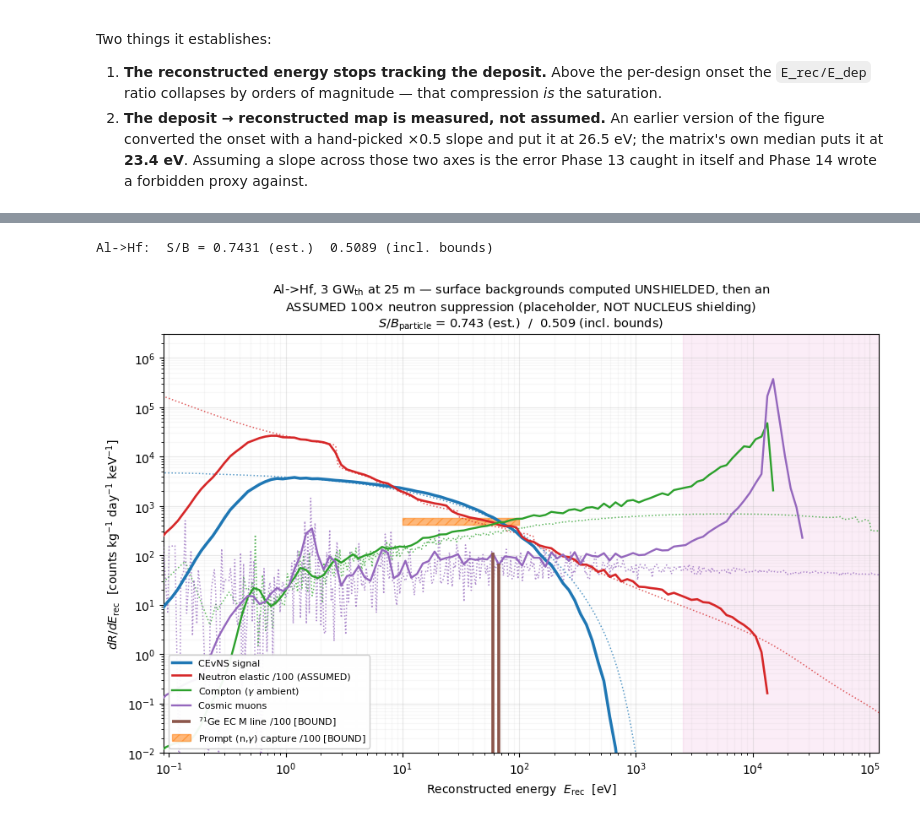
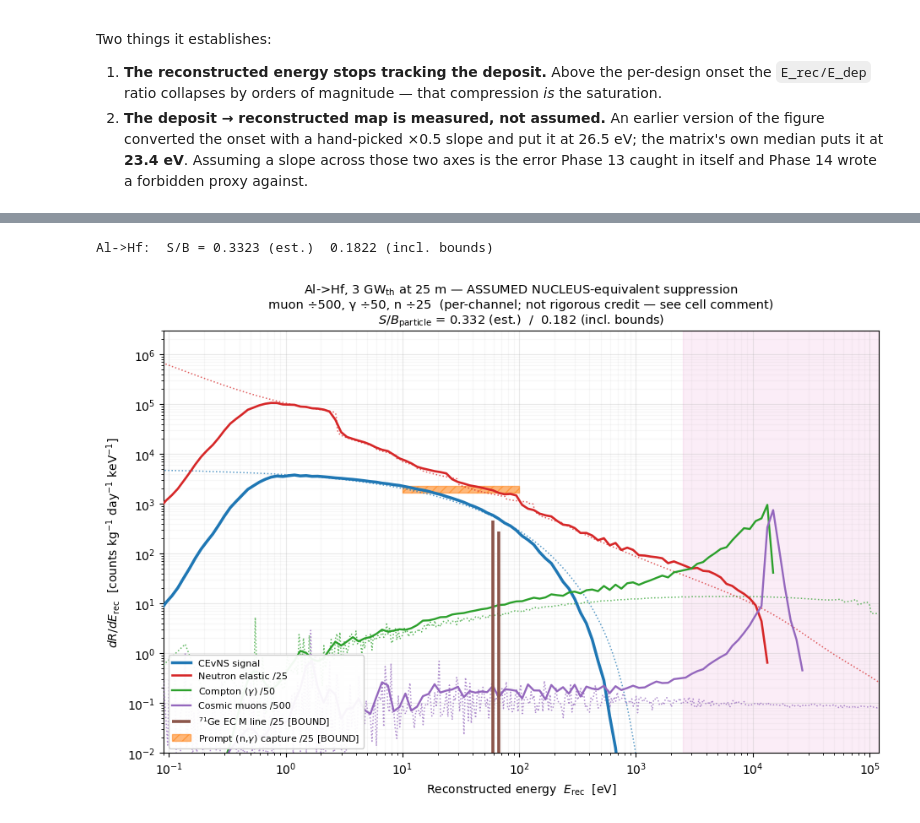
Before and after one commit to WashU-Astroparticle-Lab/qpd_potential, a Jupyter notebook: notebooks/paper_calculations.ipynb, the cells around one changed output, grey strips where cells are left out. Saved outputs shown, nothing was run; the diff lists cells and outputs as text; code cells hidden in the pictures.

```diff
--- a/notebooks/paper_calculations.ipynb
+++ b/notebooks/paper_calculations.ipynb
@@ -603,11 +604,19 @@ import matplotlib.pyplot as plt
 from qpd_potential import trigger
 
 # ---- KNOBS -----------------------------------------------------------------
-DESIGN        = "Al->Hf"     # "Al->Hf" or "Ta->Al"
-N_SUPPRESSION = 100.0        # ASSUMED neutron suppression (elastic + capture + 71Ge)
-XLIM          = (0.09, 1.2e5)  # eV_rec
-YLIM          = (1e-2, 3e6)
-SHOW_UNSAT    = True         # dotted = same deposits with NO bandwidth saturation
+DESIGN = "Al->Hf"     # "Al->Hf" or "Ta->Al"
+# Per-channel ASSUMED suppression, defaulting to NUCLEUS's own published factors
+# (user decision 2026-07-23). This overrides the locked Phase-8 no-inherited-veto
+# decision: the factors are CaWO4 event-rate reductions and most need the COV/MV
+# veto the wafer does not geometrically fit. Premise: a real experiment builds a
+# shield/veto of similar performance. Dial each freely.
+#   muon /500 = MV+COV >99.8% muon-induced ; compton /50 = 5 cm Pb ;
+#   neutron /25 = 4 cm B4C (~5) x COV (~5). Neutron factor also drives the
+#   prompt-capture and 71Ge-EC bounds (same incident fluence).
+SUPP = {"cevns": 1.0, "muon": 500.0, "compton": 50.0, "neutron": 25.0}
+XLIM = (0.09, 1.2e5)   # eV_rec
+YLIM = (1e-2, 3e6)
+SHOW_UNSAT = True      # dotted = intrinsic spectrum (linear response, no saturation, no trigger)
 # ----------------------------------------------------------------------------
 
 TAG = {"Ta->Al": "TaAl", "Al->Hf": "AlHf"}[DESIGN]
@@ -634,22 +643,20 @@ def deposit(ch):
     r = _rows(f"{ch}_dRdEdep_ext.csv"); return _c(r,"E_dep_keV[keV]")*1e3, _c(r,"dRdEdep[counts/kg/day/keV]")
 
 def unsat(ch):   # dotted: INTRINSIC spectrum -- linear response, NO saturation, NO trigger.
-    # Trigger deliberately not applied (user request): the gap to the solid then shows
-    # the trigger rolloff below ~1 eV AND saturation above the onset.
     E, y = deposit(ch)
     return E*C, y/C
 
 # trigger-weighted reconstructed spectra (the solid curves), as emitted by the pipeline
 CH = [
-    dict(k="cevns",   lab="CEvNS signal",                       col="#1f77b4", lw=2.5, sup=False,
-         f="cevns_dRdErec_ext_{}.csv".format(TAG),   ecol="E_rec_keV",      ycol="dRdErec_trigger_weighted"),
-    dict(k="neutron", lab=f"Neutron elastic /{N_SUPPRESSION:.0f} (ASSUMED)", col="#d62728", lw=1.9, sup=True,
-         f="neutron_dRdErec_ext_{}.csv".format(TAG), ecol="E_rec_keV",      ycol="dRdErec_trigger_weighted"),
-    dict(k="compton", lab=r"Compton ($\gamma$ ambient)",        col="#2ca02c", lw=1.7, sup=False,
-         f="em_dRdErec_ext_{}.csv".format(TAG), ecol="E_rec_keV[keV]",
+    dict(k="cevns",   lab="CEvNS signal",                                 col="#1f77b4", lw=2.5,
+         f=f"cevns_dRdErec_ext_{TAG}.csv",   ecol="E_rec_keV",      ycol="dRdErec_trigger_weighted"),
+    dict(k="neutron", lab=f"Neutron elastic /{SUPP['neutron']:.0f}",      col="#d62728", lw=1.9,
+         f=f"neutron_dRdErec_ext_{TAG}.csv", ecol="E_rec_keV",      ycol="dRdErec_trigger_weighted"),
+    dict(k="compton", lab=fr"Compton ($\gamma$) /{SUPP['compton']:.0f}",  col="#2ca02c", lw=1.7,
+         f=f"em_dRdErec_ext_{TAG}.csv", ecol="E_rec_keV[keV]",
          ycol="compton_dRdErec_triggered[counts/kg/day/keV]"),
-    dict(k="muon",    lab="Cosmic muons",                       col="#9467bd", lw=1.7, sup=False,
-         f="em_dRdErec_ext_{}.csv".format(TAG), ecol="E_rec_keV[keV]",
+    dict(k="muon",    lab=f"Cosmic muons /{SUPP['muon']:.0f}",            col="#9467bd", lw=1.7,
+         f=f"em_dRdErec_ext_{TAG}.csv", ecol="E_rec_keV[keV]",
          ycol="muon_dRdErec_triggered[counts/kg/day/keV]"),
 ]
 
@@ -659,54 +666,50 @@ def bin_int(E, y, lo, hi):           # integral over [lo,hi] with log-bin widths
     ed[1:-1] = np.exp(0.5*(lg[:-1]+lg[1:])); ed[0]=E[0]**2/ed[1]; ed[-1]=E[-1]**2/ed[-2]
     return float(np.sum(y*np.clip(np.minimum(ed[1:],hi)-np.maximum(ed[:-1],lo),0,None)))
 
-# ---- S/B (trigger-weighted, suppression applied) ---------------------------
+# ---- S/B (trigger-weighted, per-channel suppression applied) ---------------
 sig = bg = 0.0
 for ch in CH:
     r = _rows(ch["f"]); E = _c(r, ch["ecol"]); y = _c(r, ch["ycol"])
-    v = bin_int(E, y/(N_SUPPRESSION if ch["sup"] else 1.0), ROI_LO, ROI_HI)
+    v = bin_int(E, y/SUPP[ch["k"]], ROI_LO, ROI_HI)
     if ch["k"] == "cevns": sig = v
     else: bg += v
 r = _rows(f"ge71_ec_dRdErec_{TAG}.csv")
-bg_bounds = bin_int(_c(r,"E_rec_keV"), _c(r,"dRdErec_trigger_weighted")/N_SUPPRESSION, ROI_LO, ROI_HI) \
-            + CAPTURE_BOUND/N_SUPPRESSION
+bg_bounds = bin_int(_c(r,"E_rec_keV"), _c(r,"dRdErec_trigger_weighted")/SUPP["neutron"], ROI_LO, ROI_HI) \
+            + CAPTURE_BOUND/SUPP["neutron"]
 sb_est, sb_bnd = sig/bg, sig/(bg+bg_bounds)
 
 # ---- draw ------------------------------------------------------------------
 fig, ax = plt.subplots(figsize=(9.5, 6.4))
 for ch in CH:
-    f = N_SUPPRESSION if ch["sup"] else 1.0
+    f = SUPP[ch["k"]]
     if SHOW_UNSAT:
         Ed, yd = unsat(ch["k"]); yd = yd/f; m = np.isfinite(yd) & (yd>0)
-        # Ed is already in eV (deposit() returns eV, unsat keeps eV). The axis is eV,
-        # so plot Ed directly -- NOT *1e3. The solid curves *1e3 because their column
-        # is in keV; the dotted is not, and mixing the two shifts the dotted 1000x right.
         ax.loglog(Ed[m], yd[m], color=ch["col"], lw=1.1, ls=":", alpha=0.75, zorder=3)
     r = _rows(ch["f"]); E = _c(r, ch["ecol"]); y = _c(r, ch["ycol"])/f; m = y>0
     ax.loglog(E[m]*1e3, y[m], color=ch["col"], lw=ch["lw"], label=ch["lab"], zorder=5)
 
-# 71Ge EC M line (discrete, a bound at saturation)
+# 71Ge EC M line (discrete, a bound at saturation) -- neutron factor
 r = _rows(f"ge71_ec_dRdErec_{TAG}.csv"); E=_c(r,"E_rec_keV"); y=_c(r,"dRdErec_bound"); m=y>0
-if m.any(): ax.vlines(E[m]*1e3, 1e-6, y[m]/N_SUPPRESSION, color="#8c564b", lw=2.6,
-                      label=f"$^{{71}}$Ge EC M line /{N_SUPPRESSION:.0f} [BOUND]", zorder=6)
-# prompt (n,gamma) capture: integrated bound only, no spectral shape
-lvl = CAPTURE_BOUND/N_SUPPRESSION/(ROI_HI-ROI_LO)
+if m.any(): ax.vlines(E[m]*1e3, 1e-6, y[m]/SUPP["neutron"], color="#8c564b", lw=2.6,
+                      label=f"$^{{71}}$Ge EC M line /{SUPP['neutron']:.0f} [BOUND]", zorder=6)
+# prompt (n,gamma) capture: integrated bound only, no spectral shape -- neutron factor
+lvl = CAPTURE_BOUND/SUPP["neutron"]/(ROI_HI-ROI_LO)
 ax.fill_between([ROI_LO*1e3, ROI_HI*1e3], lvl*0.86, lvl*1.16, color="#ff7f0e", alpha=0.55,
                 hatch="///", edgecolor="#ff7f0e", zorder=2,
-                label=f"Prompt (n,$\\gamma$) capture /{N_SUPPRESSION:.0f} [BOUND]")
-# Saturated-band shading only. The vertical guide lines (grid floor, sub-eV
-# boundary, saturation onset) and the grey RoI window were removed by request.
-ax.axvspan(to_rec(plat_dep), XLIM[1], color="#e377c2", alpha=0.13, zorder=0)
+                label=f"Prompt (n,$\\gamma$) capture /{SUPP['neutron']:.0f} [BOUND]")
+ax.axvspan(to_rec(plat_dep), XLIM[1], color="#e377c2", alpha=0.13, zorder=0)  # bandwidth-saturated band
 
 ax.set_xlim(*XLIM); ax.set_ylim(*YLIM)
 ax.set_xlabel(r"Reconstructed energy  $E_{\rm rec}$  [eV]")
 ax.set_ylabel(r"$dR/dE_{\rm rec}$  [counts kg$^{-1}$ day$^{-1}$ keV$^{-1}$]")
-ax.set_title(f"{DESIGN}, 3 GW$_{{\\rm th}}$ at 25 m — surface backgrounds computed UNSHIELDED, then an\n"
-             f"ASSUMED {N_SUPPRESSION:.0f}$\\times$ neutron suppression (placeholder, NOT NUCLEUS shielding)\n"
+ax.set_title(f"{DESIGN}, 3 GW$_{{\\rm th}}$ at 25 m — ASSUMED NUCLEUS-equivalent suppression\n"
+             f"muon ÷{SUPP['muon']:.0f}, γ ÷{SUPP['compton']:.0f}, n ÷{SUPP['neutron']:.0f}"
+             "  (per-channel; not rigorous credit — see cell comment)\n"
              f"$S/B_{{\\rm particle}}$ = {sb_est:.3f} (est.)  /  {sb_bnd:.3f} (incl. bounds)", fontsize=10.5)
 ax.grid(True, which="major", alpha=0.28); ax.grid(True, which="minor", alpha=0.09)
 ax.legend(loc="lower left", fontsize=8, framealpha=0.94)
 fig.tight_layout()
 print(f"{DESIGN}:  S/B = {sb_est:.4f} (est.)  {sb_bnd:.4f} (incl. bounds)")
 # %% [output]
-Al->Hf:  S/B = 0.7431 (est.)  0.5089 (incl. bounds)
+Al->Hf:  S/B = 0.3323 (est.)  0.1822 (incl. bounds)
-[figure, old version]
+[figure, new version]
```
Also changed, not shown: parts of 2 cells of this notebook, 3 other files.
